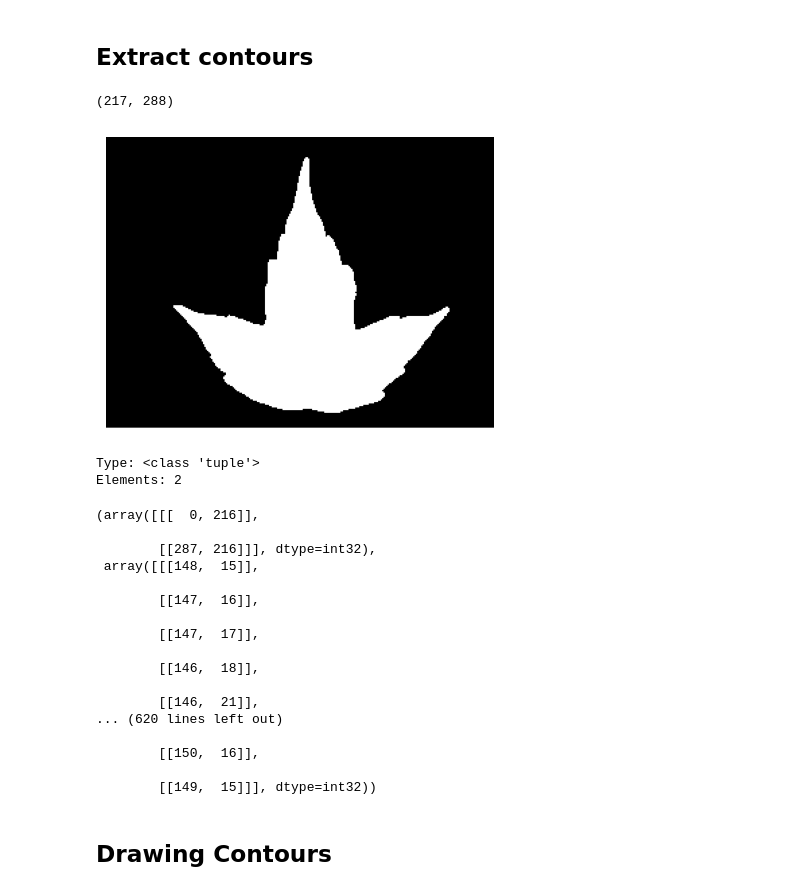
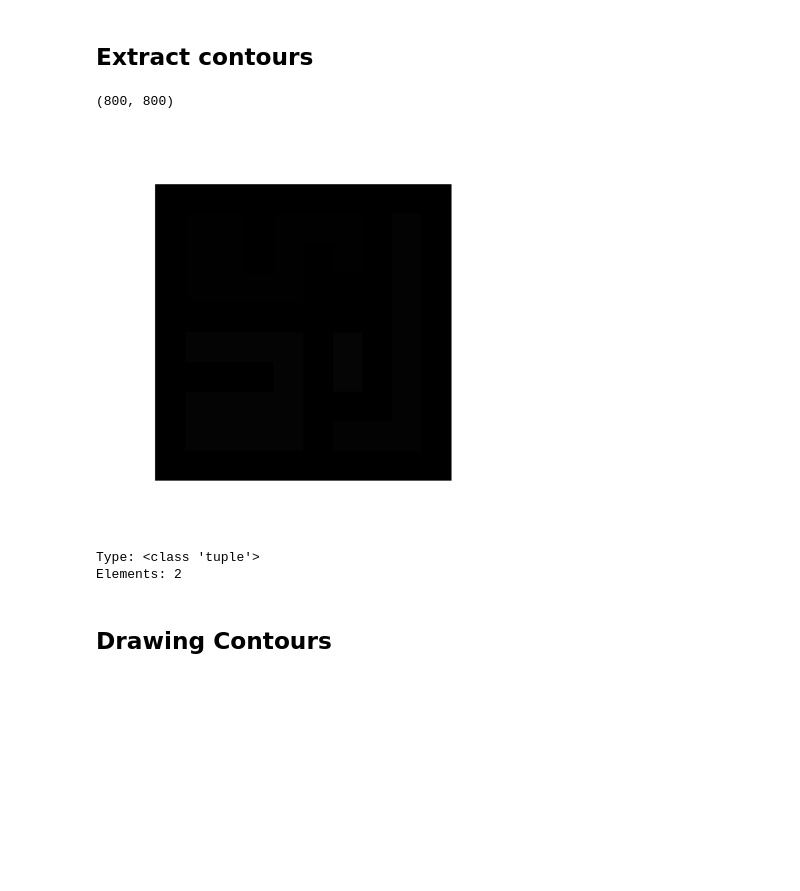
Before and after one commit to CarlosAlvarado-git/ComputerVision, a Jupyter notebook: contours_entrega1.ipynb, the cells around one changed output. Saved outputs shown, nothing was run; the diff lists cells and outputs as text; code cells hidden in the pictures; blank space fills up the shorter version.

```diff
--- a/contours_entrega1.ipynb
+++ b/contours_entrega1.ipynb
@@ -17,31 +17,31 @@ import matplotlib.pyplot as plt
 
 path = '/Users/carlosalvarado/Desktop/ComputerVision/fotos/'
 
-im = cv.imread(path+'leaf.png')
+im = cv.imread(path+'prueba.png')
 
 assert im is not None, "file could not be read, check with os.path.exists()"
 
 imgray = cv.cvtColor(im, cv.COLOR_BGR2GRAY)
 print(imgray.shape)
 # fixed Th
-ret, imgbin = cv.threshold(imgray, 120, 255, cv.THRESH_BINARY)
+#ret, imgbin = cv.threshold(imgray, 120, 255, cv.THRESH_BINARY)
 # %% [output]
-(217, 288)
+(800, 800)
 # %%
 def view(img, title=None):
     k = 5
     fig,ax1 = plt.subplots(figsize=(k,k))
     if len(img.shape)==2:
         ax1.imshow(img, vmin=0, vmax=255, cmap='gray')
     else:
         ax1.imshow(img)
     if title:
         plt.title(title)
     plt.axis('off')
     plt.show()
-view(imgbin)
+view(imgray)
 # %% [output]
-[figure, old version]
+[figure, new version]
 # %%
 # compute contours
 mode = cv.RETR_TREE # contour retrieval mode
@@ -50,27 +50,9 @@ contours, hierarchy = cv.findContours(imgbin, mode, method[1])
 # %%
 print(f'Type: {type(contours)}')
 print(f'Elements: {len(contours):,}')
-contours
 # %% [output]
 Type: <class 'tuple'>
 Elements: 2
-(array([[[  0, 216]],
-
-        [[287, 216]]], dtype=int32),
- array([[[148,  15]],
-
-        [[147,  16]],
-
-        [[147,  17]],
-
-        [[146,  18]],
-
-        [[146,  21]],
-... (620 lines left out)
-
-        [[150,  16]],
-
-        [[149,  15]]], dtype=int32))
 # %% [markdown]
 ## Drawing Contours
 # %%
```
Also changed, not shown: parts of 5 cells of this notebook, 4 other files.
